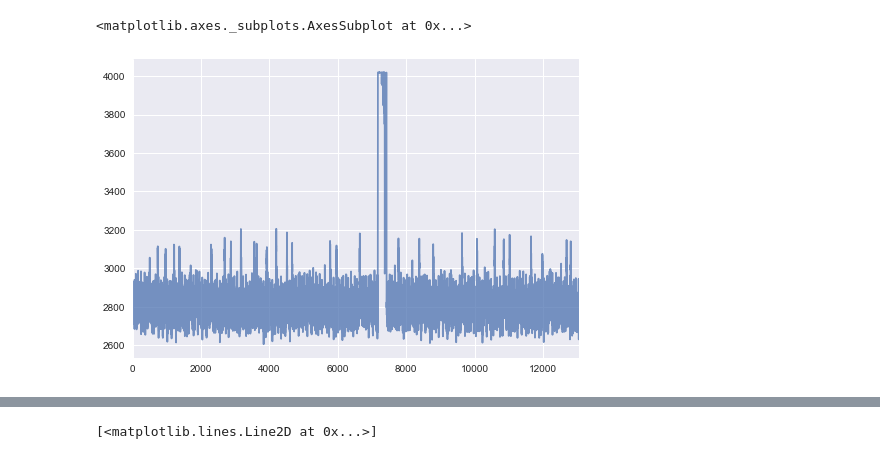
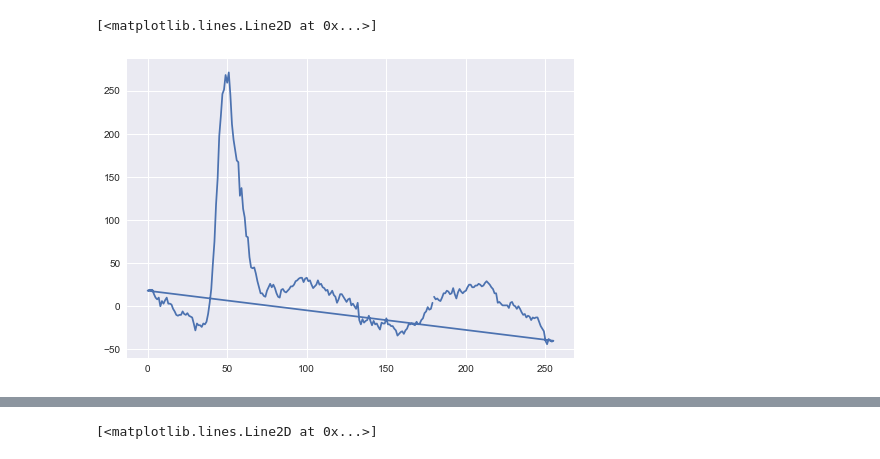
Before and after one commit to lappd-daq/psec-analysis, a Jupyter notebook: Simple PSEC Analysis.ipynb, the cells around one changed output, grey strips where cells are left out. Cells and saved outputs as stored; diff of their text form; code cells hidden in the pictures.

```diff
--- a/Simple PSEC Analysis.ipynb
+++ b/Simple PSEC Analysis.ipynb
@@ -12,7 +12,2 @@ try:
 except FileNotFoundError:
     print('No file')
-# %%
-data[3].plot(alpha=.75)
-# %% [output]
-<matplotlib.axes._subplots.AxesSubplot at 0x...>
-[figure, removed]
@@ -18,0 +23,10 @@ data[3].plot(alpha=.75)
+# %%
+shift=76
+y = channels['C2'][256:512]
+y.index = (channels['Index'][256:512]-shift)%256
+sped = ped['C2'].copy()
+sped.index = (ped['Index'].copy()-shift)%256
+plt.plot(y-sped)
+# %% [output]
+[<matplotlib.lines.Line2D at 0x...>]
+[figure, added]
```
Also changed, not shown: parts of 9 cells of this notebook.
